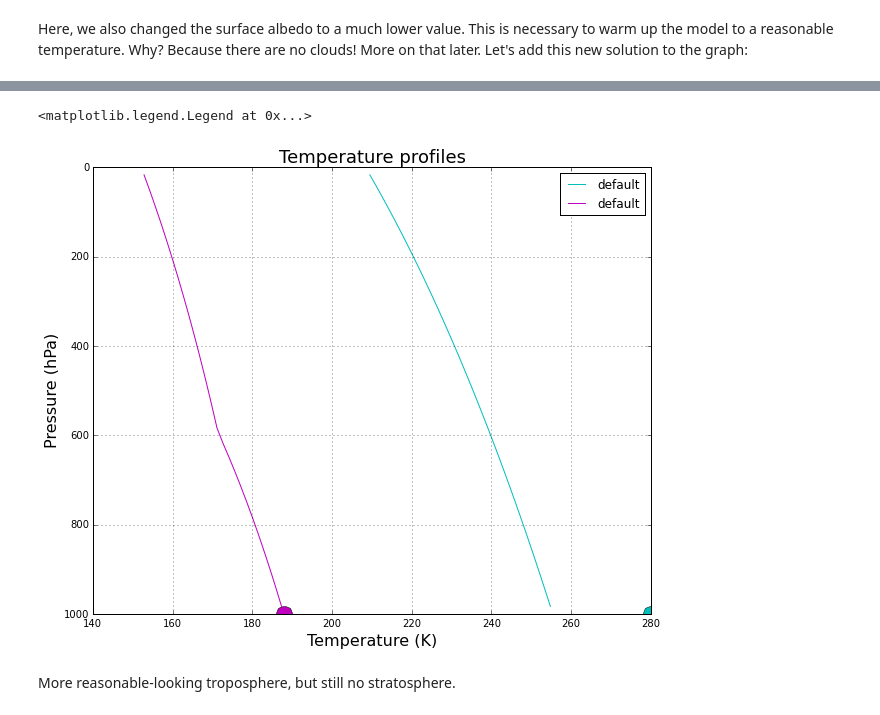
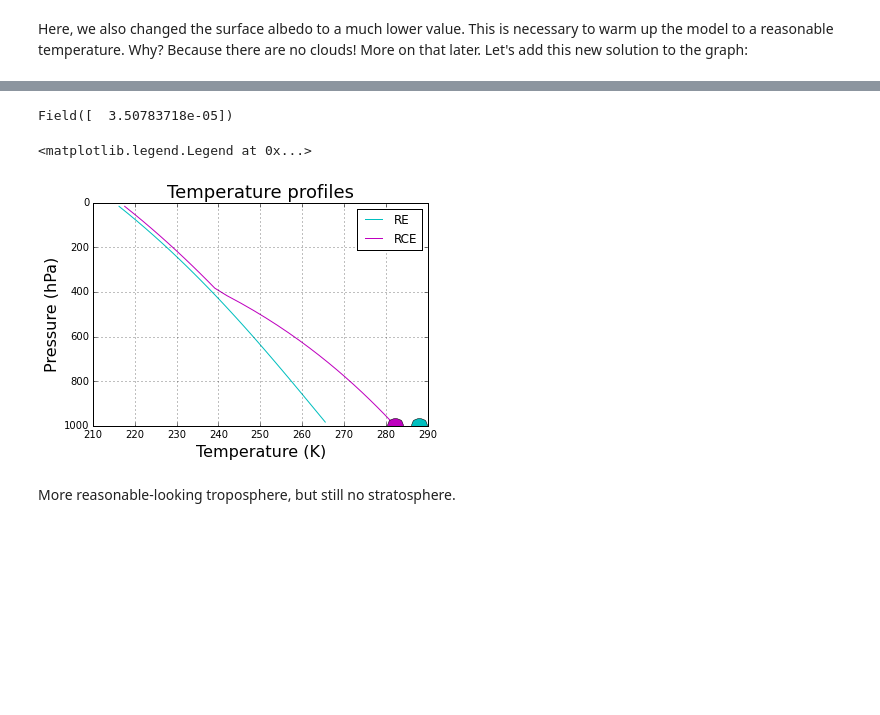
Before and after one commit to climlab/climlab, a Jupyter notebook: courseware/The spectral column model.ipynb, the cells around one changed output, grey strips where cells are left out. Saved outputs shown, nothing was run; the diff lists cells and outputs as text; code cells hidden in the pictures; blank space fills up the shorter version.

Commit message:
Bug fixes on the ThreeLayerSW process. Now have a working example in the Spectral Column notebook.

```diff
--- a/courseware/The spectral column model.ipynb
+++ b/courseware/The spectral column model.ipynb
@@ -71,6 +71,7 @@ The default has no convective adjustment (so there is a big drop in temperature
 We can put the convective adjustment in just as we did with the original ColumnModel:
 # %%
 col2 = climlab.RadiativeConvectiveModel( adj_lapse_rate=6. )
+sw = climlab.radiation.three_band.ThreeBandSW(state=col2.state, **col2.param)
 col2.add_subprocess('SW', sw)
 print col2
 # %% [output]
@@ -95,21 +96,23 @@ Total elapsed time is 0.999336878378 years.
+# %%
+col2.diagnostics['ASR'] - col2.diagnostics['OLR']
+# %% [output]
+Field([  3.50783718e-05])
 # %%
-fig = plt.figure( figsize=(10,8) )
+fig = plt.figure()
 ax = fig.add_subplot(111)
-ax.plot( col1.Tatm, col1.lev, 'c-', label='default' )
+ax.plot( col1.Tatm, col1.lev, 'c-', label='RE' )
 ax.plot( col1.Ts, 1000, 'co', markersize=16 )
-ax.plot(col2.Tatm, level, 'm-', label='default' )
+ax.plot(col2.Tatm, col2.lev, 'm-', label='RCE' )
 ax.plot(col2.Ts, 1000, 'mo', markersize=16 )
 ax.invert_yaxis()
 ax.set_xlabel('Temperature (K)', fontsize=16)
 ax.set_ylabel('Pressure (hPa)', fontsize=16 )
-#ax.set_yticks( np.log(level/const.ps) )
-#ax.set_yticklabels( level )
 ax.set_title('Temperature profiles', fontsize = 18)
 ax.grid()
 ax.legend()
 # %% [output]
 <matplotlib.legend.Legend at 0x...>
-[figure, old version]
+[figure, new version]
 # %% [markdown]
 More reasonable-looking troposphere, but still no stratosphere.
 # %% [markdown]
```
Also changed, not shown: parts of 10 cells of this notebook, 3 other files.
